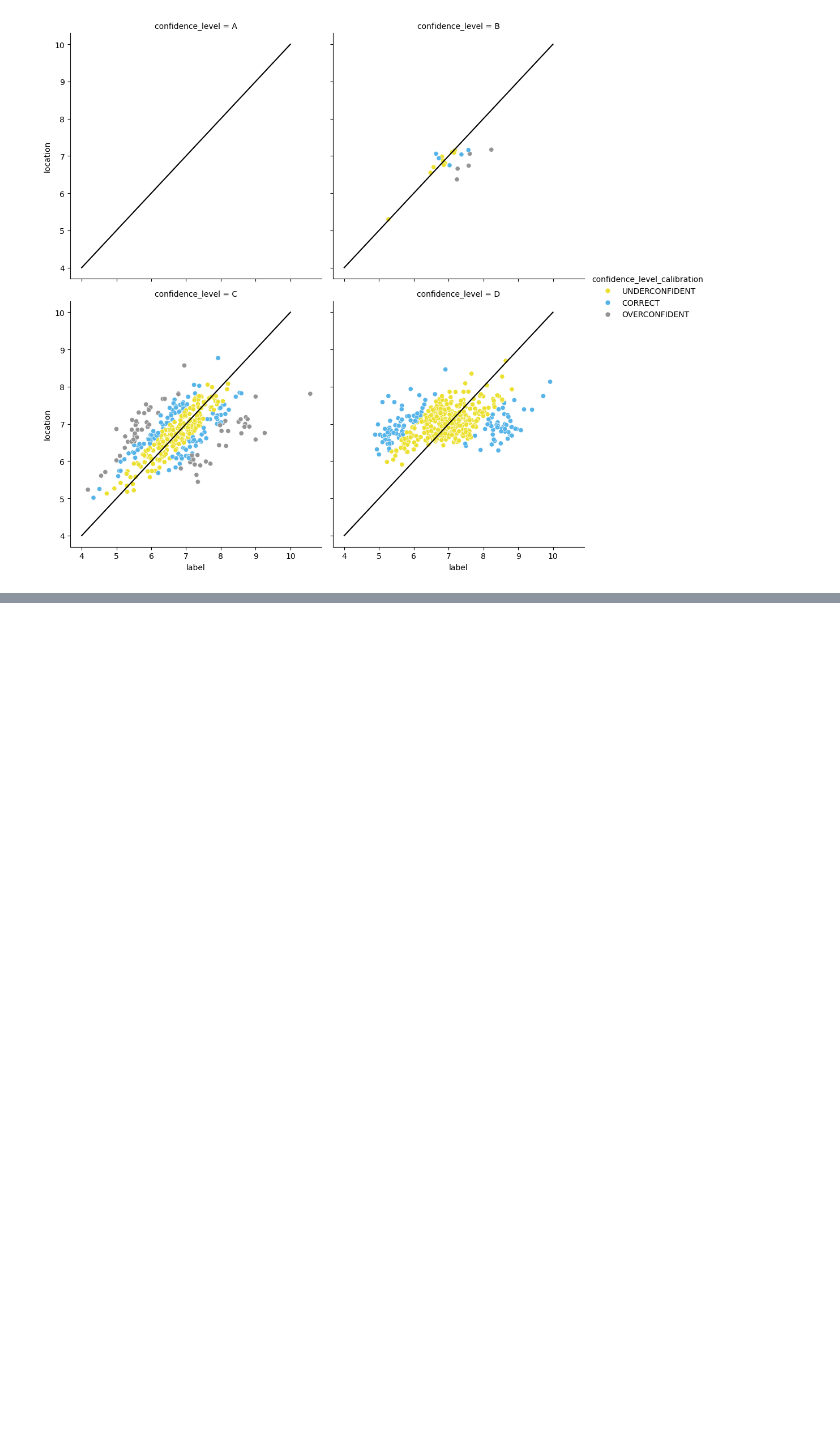
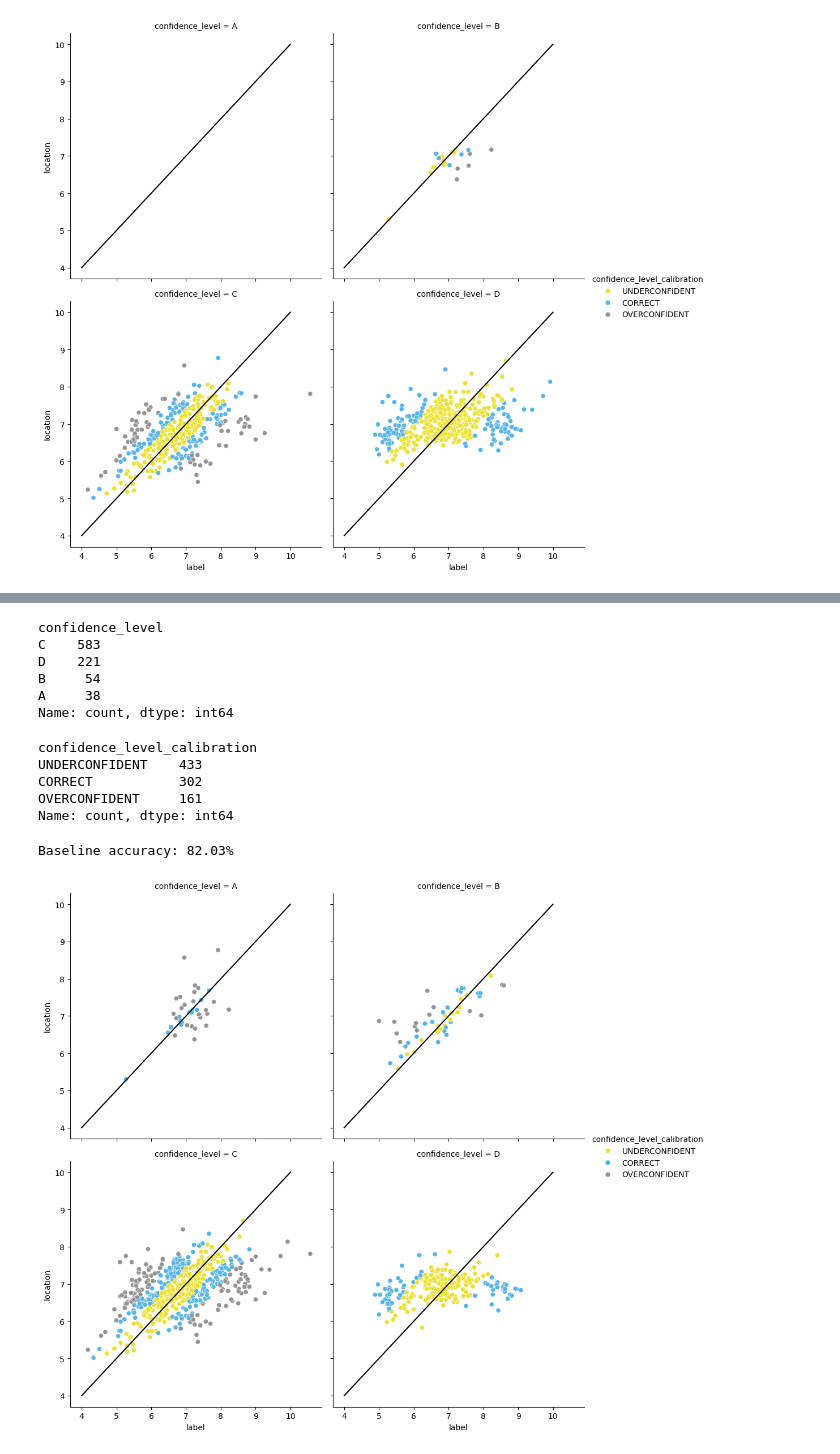
Before and after one commit to skearnes/ocla, a Jupyter notebook: jupyter/example.ipynb, the cells around one changed output, grey strips where cells are left out. Drawn from its saved outputs; the diff is of its cells as text; code cells hidden in the pictures; blank space fills up the shorter version.

Commit message:
Add baseline method

```diff
--- a/jupyter/example.ipynb
+++ b/jupyter/example.ipynb
@@ -276,0 +287,5 @@ for ax in fig.axes:
+# %%
+baseline_calibration_data = get_baseline_calibration_data(calibration_data, transform=Transform.LOG)
+baseline_global_data = get_global_calibration_data(baseline_calibration_data, delta=datetime.timedelta(weeks=0))
+print(baseline_global_data.shape)
+baseline_global_data.sample(5)
@@ -276,0 +300,40 @@ for ax in fig.axes:
+# %%
+baseline_global_data["confidence_level"].value_counts()
+# %% [output]
+confidence_level
+C    583
+D    221
+B     54
+A     38
+Name: count, dtype: int64
+# %%
+baseline_global_data["confidence_level_calibration"].value_counts()
+# %% [output]
+confidence_level_calibration
+UNDERCONFIDENT    433
+CORRECT           302
+OVERCONFIDENT     161
+Name: count, dtype: int64
+# %%
+accurate = baseline_global_data["confidence_level_calibration"].isin(
+    [Calibration.UNDERCONFIDENT.name, Calibration.CORRECT.name]
+)
+print("Baseline accuracy:", f"{accurate.sum() / len(global_data):.2%}")
+# %% [output]
+Baseline accuracy: 82.03%
+# %%
+fig = sns.relplot(
+    baseline_global_data,
+    x="label",
+    y="location",
+    col="confidence_level",
+    col_order=CONFIDENCE_LEVELS,
+    col_wrap=2,
+    hue="confidence_level_calibration",
+    hue_order=CALIBRATION_LEVELS,
+    palette=CALIBRATION_COLORS,
+)
+for ax in fig.axes:
+    _ = ax.plot([4, 10], [4, 10], color="black")
+# %% [output]
+[figure, added]
```
Also changed, not shown: parts of 10 cells of this notebook, 1 other file.
